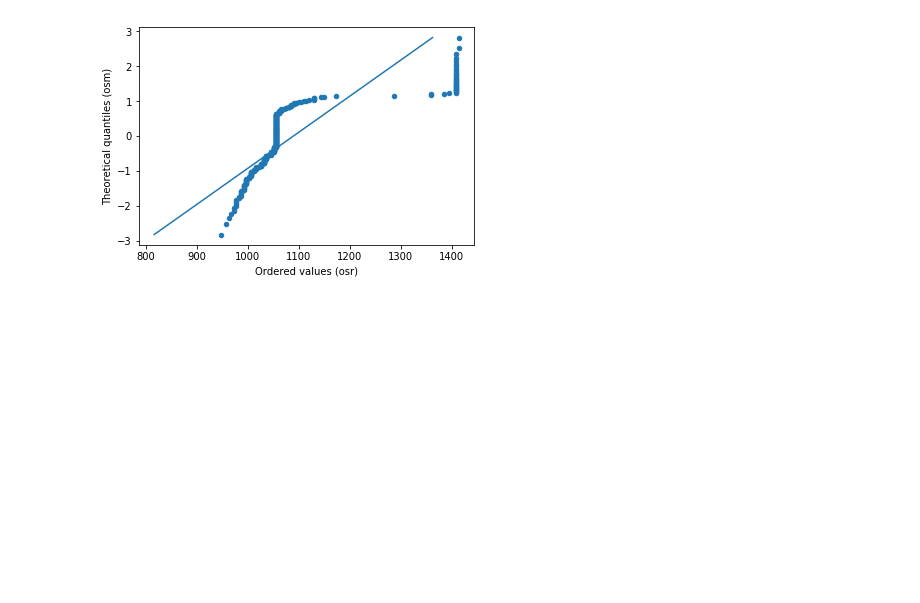
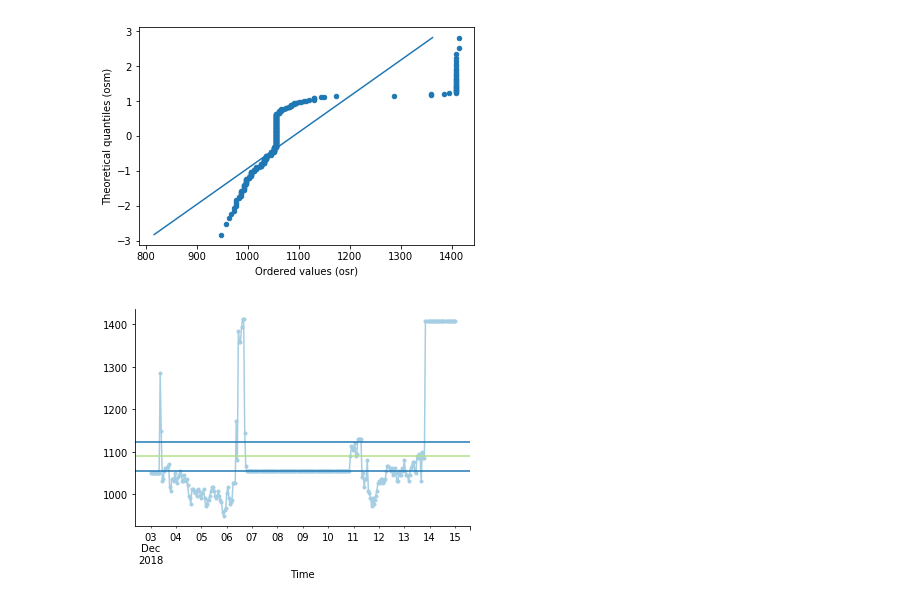
Before and after one commit to gillespilon/noob, a Jupyter notebook: graphs.ipynb, the cells around one changed output. Saved outputs shown, nothing was run; the diff lists cells and outputs as text; code cells hidden in the pictures; blank space fills up the shorter version.

Commit message:
Add X control chart.

```diff
--- a/graphs.ipynb
+++ b/graphs.ipynb
@@ -89,3 +89,10 @@ ax.plot(slope * osm + intercept, osm)
 # %% [output]
 [<matplotlib.lines.Line2D at 0x...>]
 [figure]
+# %%
+# Create XmR control charts using the datasense package.
+import datasense as ds
+x = ds.X(df['Water Load (lb/MSF)'].to_frame())
+ax3 =x.ax
+# %% [output]
+[figure, added]
```
